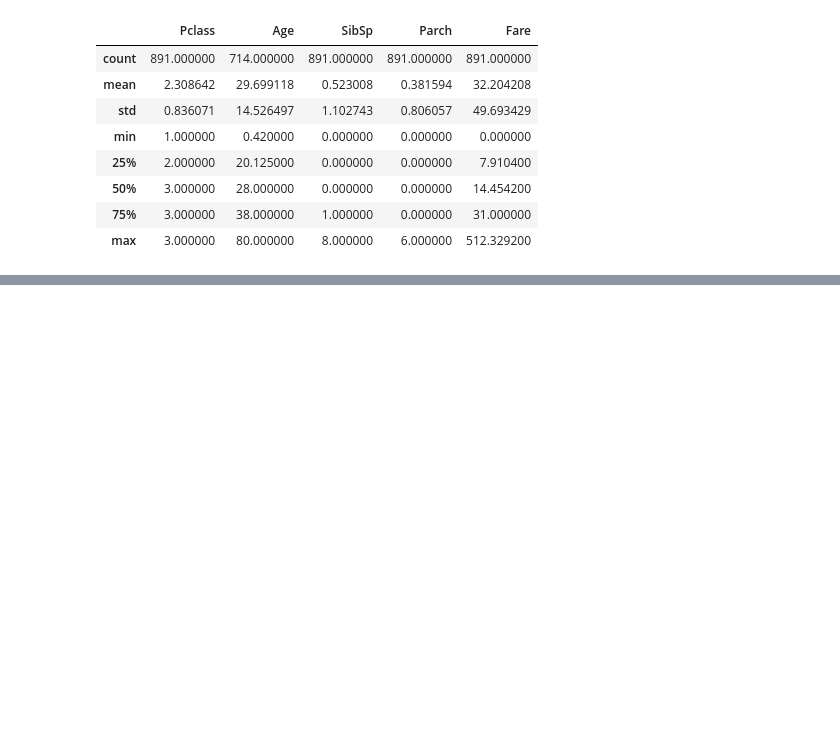
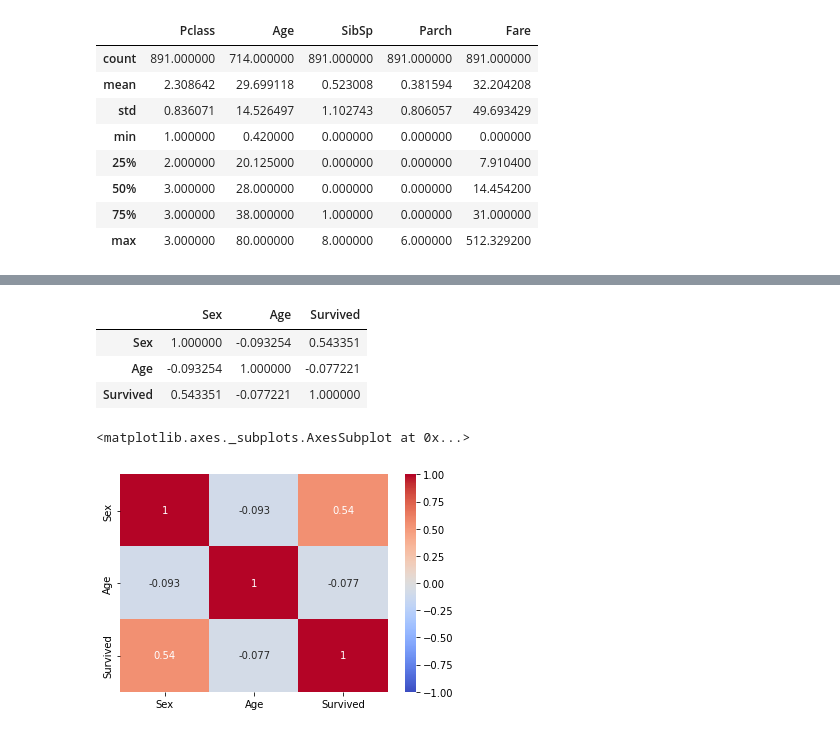
Before and after one commit to Arturawesome/-NeuralNetworksComputerVision, a Jupyter notebook: Pandas_MFTI_kurse.ipynb, the cells around one changed output, grey strips where cells are left out. Saved outputs shown, nothing was run; the diff lists cells and outputs as text; code cells hidden in the pictures; blank space fills up the shorter version.

```diff
--- a/Pandas_MFTI_kurse.ipynb
+++ b/Pandas_MFTI_kurse.ipynb
@@ -334,0 +379,3 @@ titanic_passengers.describe() # get a standart parameters of math stat -> mean v
+# %%
+df_2 = df_2.sample(frac=1)
+df_2.head()
@@ -334,0 +389,3 @@ titanic_passengers.describe() # get a standart parameters of math stat -> mean v
+# %%
+titanic_passengers = titanic_passengers.join(df_2)
+titanic_passengers.head()
@@ -334,0 +417,3 @@ titanic_passengers.describe() # get a standart parameters of math stat -> mean v
+# %%
+corr_data = titanic_passengers[["Sex", "Age", "Survived"]]
+corr_data
@@ -334,0 +435,2 @@ titanic_passengers.describe() # get a standart parameters of math stat -> mean v
+# %%
+corr_data["Sex"] = (corr_data["Sex"] == "female").astype(int)
@@ -334,0 +460,7 @@ titanic_passengers.describe() # get a standart parameters of math stat -> mean v
+# %%
+corr_data.corr()
+# %% [output]
+|  | Sex | Age | Survived |
+| Sex | 1.000000 | -0.093254 | 0.543351 |
+| Age | -0.093254 | 1.000000 | -0.077221 |
+| Survived | 0.543351 | -0.077221 | 1.000000 |
@@ -334,0 +469,6 @@ titanic_passengers.describe() # get a standart parameters of math stat -> mean v
+# %%
+sns.heatmap(corr_data.corr(), annot = True, cmap = "coolwarm", vmin = -1, vmax = 1)
+#                          цыфры в квадратах
+# %% [output]
+<matplotlib.axes._subplots.AxesSubplot at 0x...>
+[figure, added]
```
Also changed, not shown: parts of 27 cells of this notebook.
